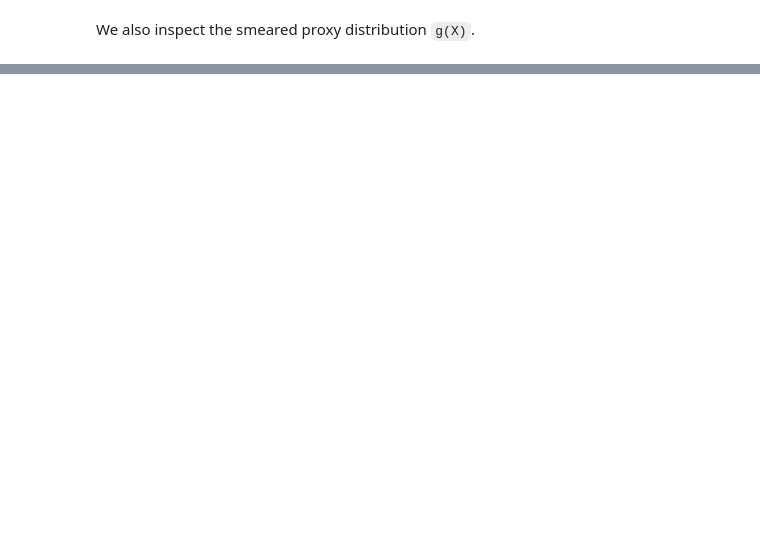
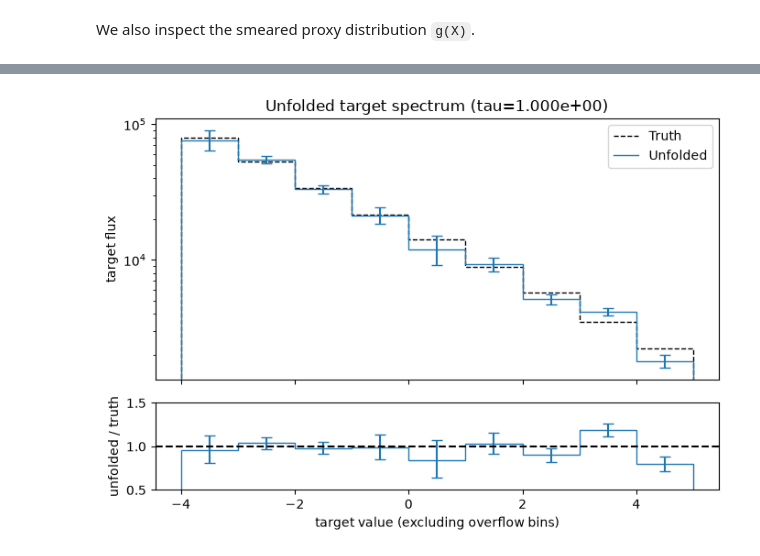
Before and after one commit to mirkobunse/caife, a Jupyter notebook: examples/quickstart.ipynb, the cells around one changed output, grey strips where cells are left out. Drawn from its saved outputs; the diff is of its cells as text; code cells hidden in the pictures; blank space fills up the shorter version.

```diff
--- a/examples/quickstart.ipynb
+++ b/examples/quickstart.ipynb
@@ -81,0 +148,2 @@ plt.show()
+# %%
+solver = caife.ScipySolver(nll, model.create_latents(X_tst), seed=1491)
@@ -81,0 +154,6 @@ plt.show()
+# %%
+tau = 1.0 # for simplicity, just fix tau to some value; it will be tuned further below
+f_est, aux = solver.solve(args=(tau,), return_aux=True) # also return auxiliary information on the fit
+
+print("unfolded spectrum:", np.round(f_est[1:-1]).astype(int))
+print("true spectrum:    ", np.round(f_tst[1:-1]).astype(int))
@@ -81,0 +167,5 @@ plt.show()
+# %%
+f_lower, f_upper = caife.uncertainty_from_aux(aux, rng=np.random.default_rng(1491))
+
+print("lower 1-sigma errors:", np.round(f_est - f_lower)[1:-1].astype(int))
+print("upper 1-sigma errors:", np.round(f_upper - f_est)[1:-1].astype(int))
@@ -81,0 +179,38 @@ plt.show()
+# %%
+def plot_result(f_est, f_lower, f_upper, tau):
+    target_bc = (target_bins[1:-2] + target_bins[2:-1]) / 2 # bin centers, excluding overflow bins
+
+    fig, (ax1, ax2) = plt.subplots(
+        2, 1, figsize=(7, 5), sharex=True, gridspec_kw={"height_ratios": [3, 1]})
+
+    # upper panel: true and unfolded target fluxes
+    ax1.stairs(f_tst[1:-1] / a_eff, edges=target_bins[1:-1], ls="dashed", color="black", label="Truth")
+    ax1.stairs(f_est[1:-1] / a_eff, edges=target_bins[1:-1], color="C0", label="Unfolded")
+    ax1.errorbar(
+        target_bc, f_est[1:-1] / a_eff,
+        yerr=np.stack((f_est[1:-1] - f_lower[1:-1], f_upper[1:-1] - f_est[1:-1])) / a_eff,
+        color="C0", capsize=4, ls="",
+    )
+    ax1.set_yscale("log")
+    ax1.set_ylabel("target flux")
+    ax1.set_title(f"Unfolded target spectrum (tau={tau:.3e})")
+    ax1.legend()
+
+    # lower panel: unfolded spectrum divided by true spectrum (relative residuals)
+    ax2.stairs(f_est[1:-1] / f_tst[1:-1], edges=target_bins[1:-1], color="C0")
+    ax2.errorbar(
+        target_bc, f_est[1:-1] / f_tst[1:-1],
+        yerr=np.stack((f_est[1:-1] - f_lower[1:-1], f_upper[1:-1] - f_est[1:-1])) / f_tst[1:-1],
+        color="C0", capsize=4, ls="",
+    )
+    ax2.axhline(1.0, color="black", ls="dashed")
+    ax2.set_ylim((0.5, 1.5))
+    ax2.set_xlabel("target value (excluding overflow bins)")
+    ax2.set_ylabel("unfolded / truth")
+
+    plt.tight_layout()
+    plt.show()
+
+plot_result(f_est, f_lower, f_upper, tau)
+# %% [output]
+[figure, added]
```
Also changed, not shown: parts of 26 cells of this notebook, 1 other file.
